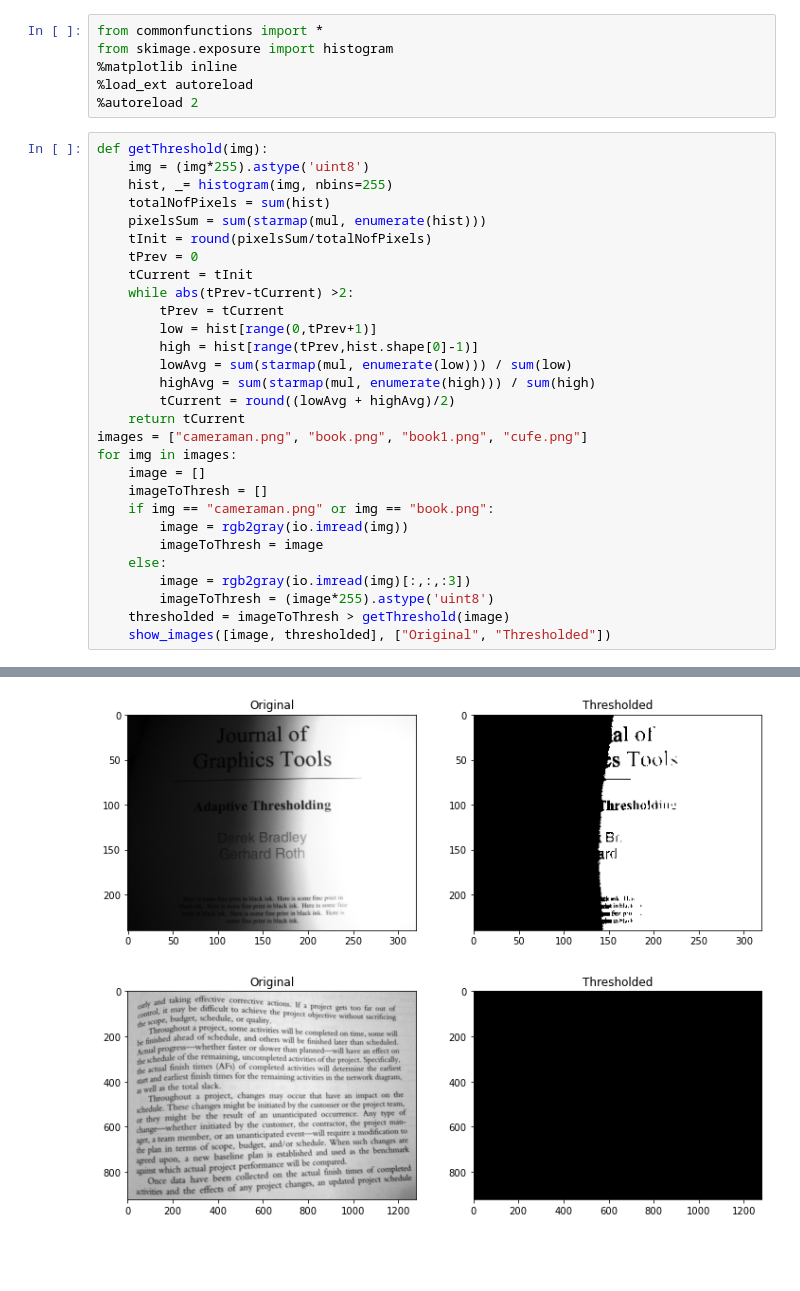
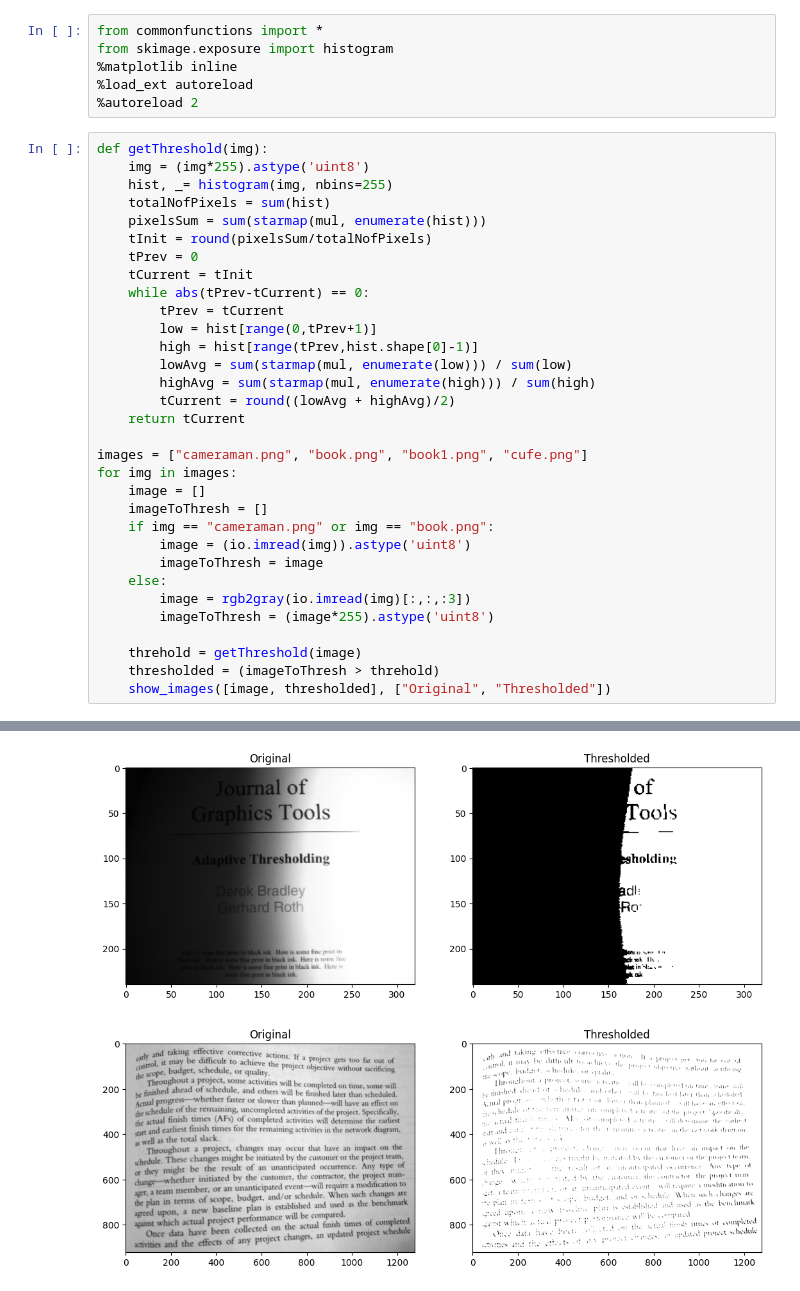
Before and after one commit to Waer1/image_labs, a Jupyter notebook: Lab_Seg_2_STD/Lab_Seg2_STD.ipynb, the cells around one changed output, grey strips where cells are left out. Drawn from its saved outputs; the diff is of its cells as text; blank space fills up the shorter version.

```diff
--- a/Lab_Seg_2_STD/Lab_Seg2_STD.ipynb
+++ b/Lab_Seg_2_STD/Lab_Seg2_STD.ipynb
@@ -15,7 +15,7 @@ def getThreshold(img):
     tInit = round(pixelsSum/totalNofPixels)
     tPrev = 0
     tCurrent = tInit
-    while abs(tPrev-tCurrent) >2:
+    while abs(tPrev-tCurrent) == 0:
         tPrev = tCurrent
         low = hist[range(0,tPrev+1)]
         high = hist[range(tPrev,hist.shape[0]-1)]
@@ -23,16 +23,19 @@ def getThreshold(img):
         highAvg = sum(starmap(mul, enumerate(high))) / sum(high)
         tCurrent = round((lowAvg + highAvg)/2)
     return tCurrent
+
 images = ["cameraman.png", "book.png", "book1.png", "cufe.png"]
 for img in images:
     image = []
     imageToThresh = []
     if img == "cameraman.png" or img == "book.png":
-        image = rgb2gray(io.imread(img))
+        image = (io.imread(img)).astype('uint8')
         imageToThresh = image
     else:
         image = rgb2gray(io.imread(img)[:,:,:3])
         imageToThresh = (image*255).astype('uint8')
-    thresholded = imageToThresh > getThreshold(image)
+
+    threhold = getThreshold(image)
+    thresholded = (imageToThresh > threhold)
     show_images([image, thresholded], ["Original", "Thresholded"])
 # %% [output]
@@ -40,2 +43,2 @@ for img in images:
-[figure, old version]
+[figure, new version]
-[figure, old version]
+[figure, new version]
```
Also changed, not shown: parts of 3 cells of this notebook, 1 other file.
